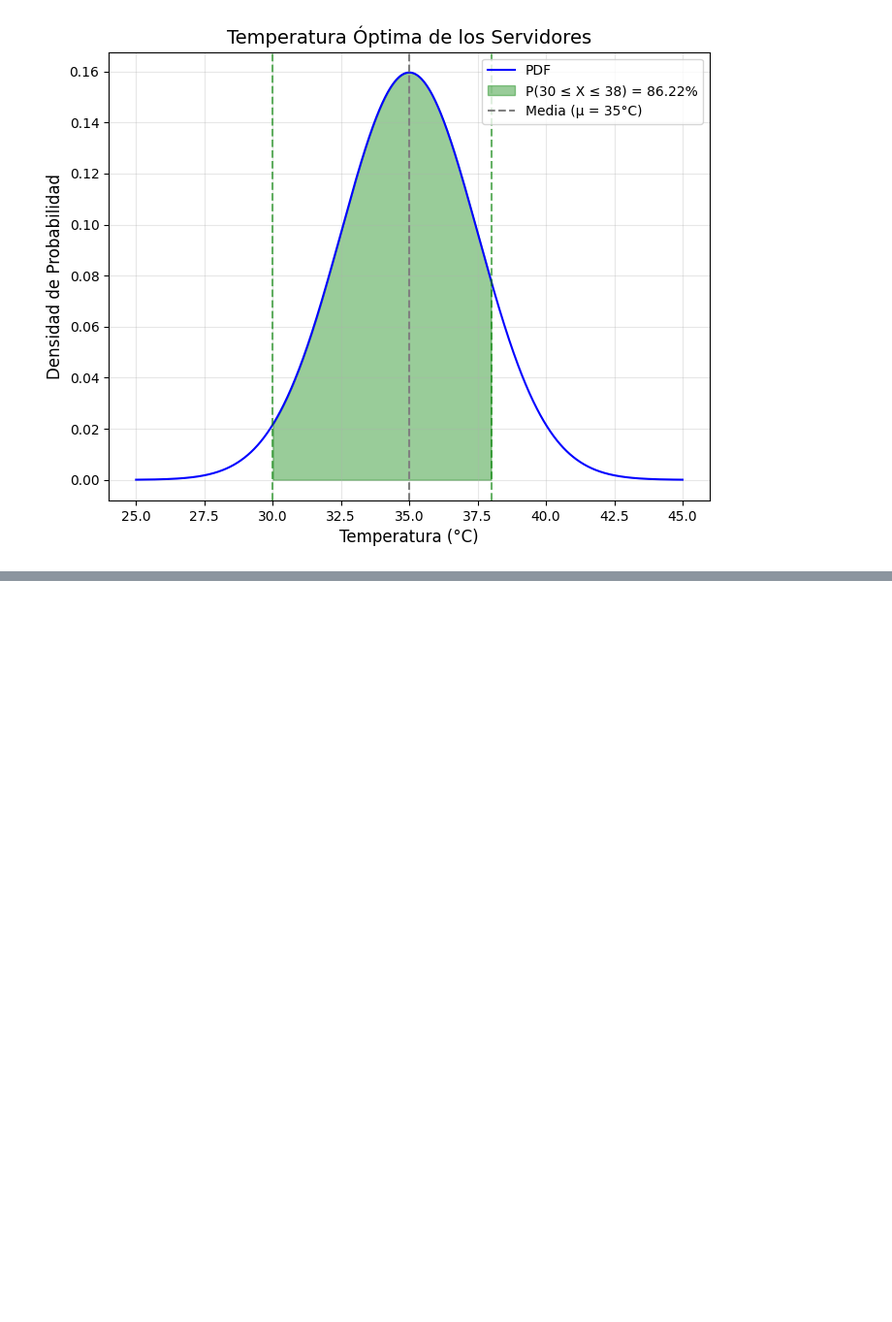
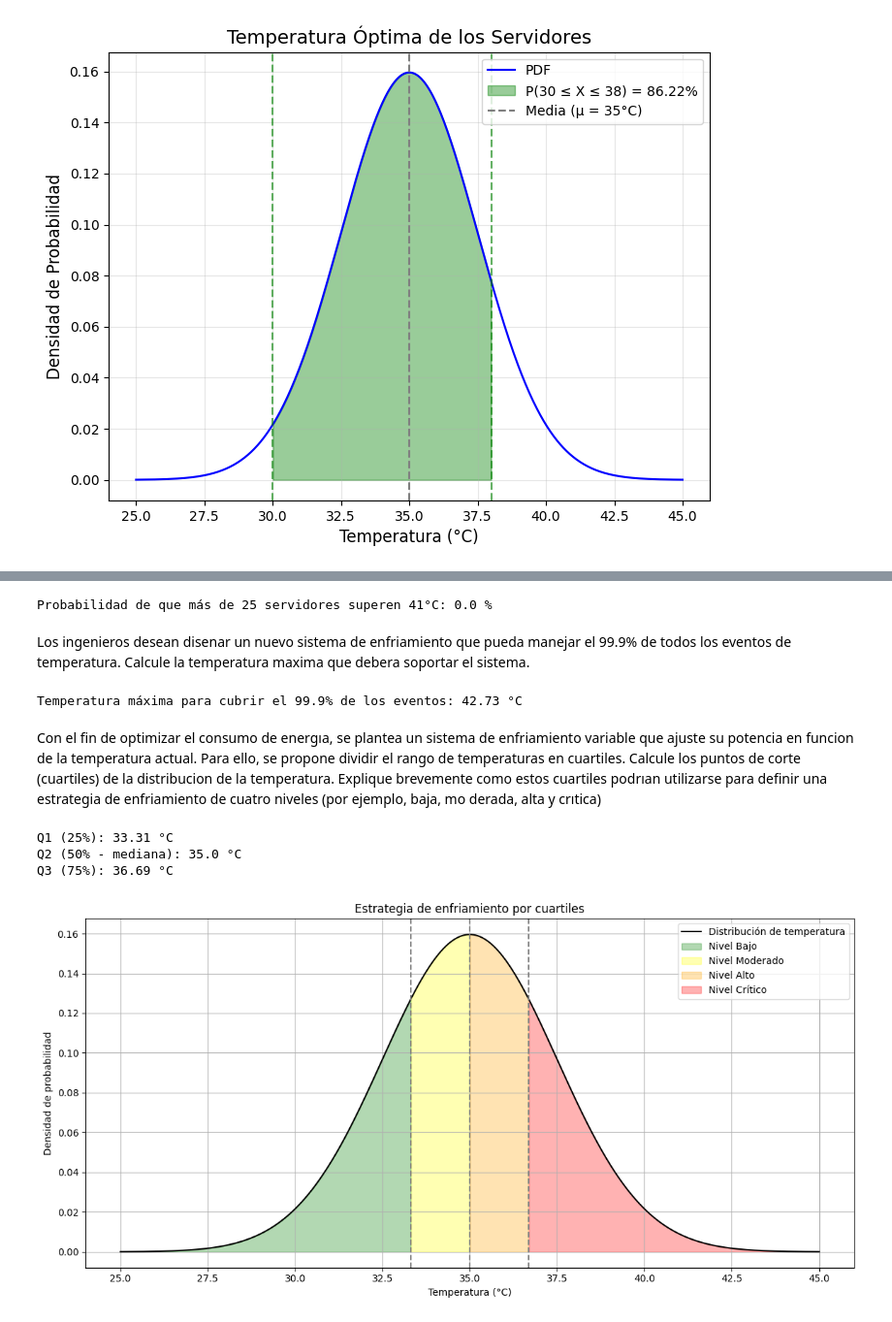
Before and after one commit to JuanHoyos329/Proyecto-2, a Jupyter notebook: Punto 3.ipynb, the cells around one changed output, grey strips where cells are left out. Shown at 97% size. Drawn from its saved outputs; the diff is of its cells as text; code cells hidden in the pictures; blank space fills up the shorter version.

Commit message:
Punto 3 subido completamente

```diff
--- a/Punto 3.ipynb
+++ b/Punto 3.ipynb
@@ -115,0 +148,78 @@ plt.show()
+# %%
+n_servidores = 1000
+
+# Probabilidad de que un servidor tenga temperatura > 41°C
+p_supera_41 = 1 - norm.cdf(41, loc=mu, scale=sigma)
+
+# Aproximamos con distribución normal
+media_binomial = n_servidores * p_supera_41
+desviacion_binomial = np.sqrt(n_servidores * p_supera_41 * (1 - p_supera_41))
+
+# P(X > 25) = normal con corrección de continuidad: P(X > 25.5)
+prob_mas_25 = 1 - norm.cdf(25.5, loc=media_binomial, scale=desviacion_binomial)
+
+print("Probabilidad de que más de 25 servidores superen 41°C:", round(prob_mas_25 * 100, 4), "%")
+# %% [output]
+Probabilidad de que más de 25 servidores superen 41°C: 0.0 %
+# %% [markdown]
+Los ingenieros desean disenar un nuevo sistema de enfriamiento que pueda
+ manejar el 99.9% de todos los eventos de temperatura. Calcule la temperatura maxima que debera soportar el sistema.
+# %%
+umbral_999 = norm.ppf(0.999, loc=mu, scale=sigma)
+print("Temperatura máxima para cubrir el 99.9% de los eventos:", round(umbral_999, 2), "°C")
+# %% [output]
+Temperatura máxima para cubrir el 99.9% de los eventos: 42.73 °C
+# %% [markdown]
+Con el fin de optimizar el consumo de energıa, se plantea un sistema de
+ enfriamiento variable que ajuste su potencia en funcion de la temperatura
+ actual. Para ello, se propone dividir el rango de temperaturas en cuartiles.
+ Calcule los puntos de corte (cuartiles) de la distribucion de la temperatura.
+ Explique brevemente como estos cuartiles podrıan utilizarse para definir
+ una estrategia de enfriamiento de cuatro niveles (por ejemplo, baja, mo
+derada, alta y crıtica)
+# %%
+Q1 = norm.ppf(0.25, loc=mu, scale=sigma)
+Q2 = norm.ppf(0.50, loc=mu, scale=sigma)
+Q3 = norm.ppf(0.75, loc=mu, scale=sigma)
+
+print("Q1 (25%):", round(Q1, 2), "°C")
+print("Q2 (50% - mediana):", round(Q2, 2), "°C")
+print("Q3 (75%):", round(Q3, 2), "°C")
+# %% [output]
+Q1 (25%): 33.31 °C
+Q2 (50% - mediana): 35.0 °C
+Q3 (75%): 36.69 °C
+# %%
+# Valores para el eje x
+x = np.linspace(mu - 4*sigma, mu + 4*sigma, 1000)
+y = norm.pdf(x, mu, sigma)
+
+# Cuartiles
+Q1 = norm.ppf(0.25, mu, sigma)
+Q2 = norm.ppf(0.50, mu, sigma)
+Q3 = norm.ppf(0.75, mu, sigma)
+
+# Crear la figura
+plt.figure(figsize=(12, 6))
+plt.plot(x, y, label='Distribución de temperatura', color='black')
+
+# Colorear zonas por cuartiles
+plt.fill_between(x, y, where=(x < Q1), color='green', alpha=0.3, label='Nivel Bajo')
+plt.fill_between(x, y, where=(x >= Q1) & (x < Q2), color='yellow', alpha=0.3, label='Nivel Moderado')
+plt.fill_between(x, y, where=(x >= Q2) & (x < Q3), color='orange', alpha=0.3, label='Nivel Alto')
+plt.fill_between(x, y, where=(x >= Q3), color='red', alpha=0.3, label='Nivel Crítico')
+
+# Marcar cuartiles
+for q in [Q1, Q2, Q3]:
+    plt.axvline(q, color='gray', linestyle='--')
+
+# Etiquetas y leyenda
+plt.title('Estrategia de enfriamiento por cuartiles')
+plt.xlabel('Temperatura (°C)')
+plt.ylabel('Densidad de probabilidad')
+plt.legend()
+plt.grid(True)
+plt.tight_layout()
+plt.show()
+# %% [output]
+[figure, added]
```
Also changed, not shown: parts of 5 cells of this notebook.
